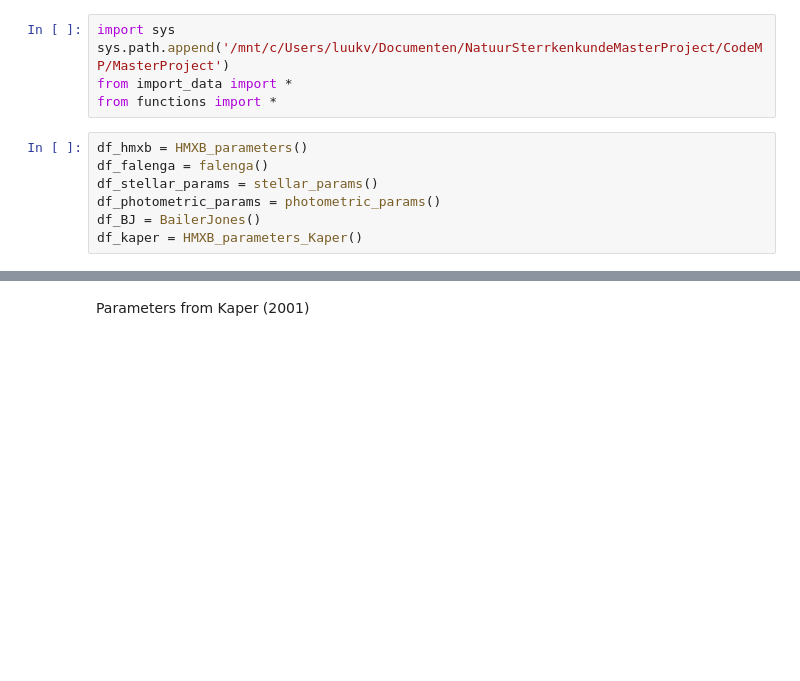
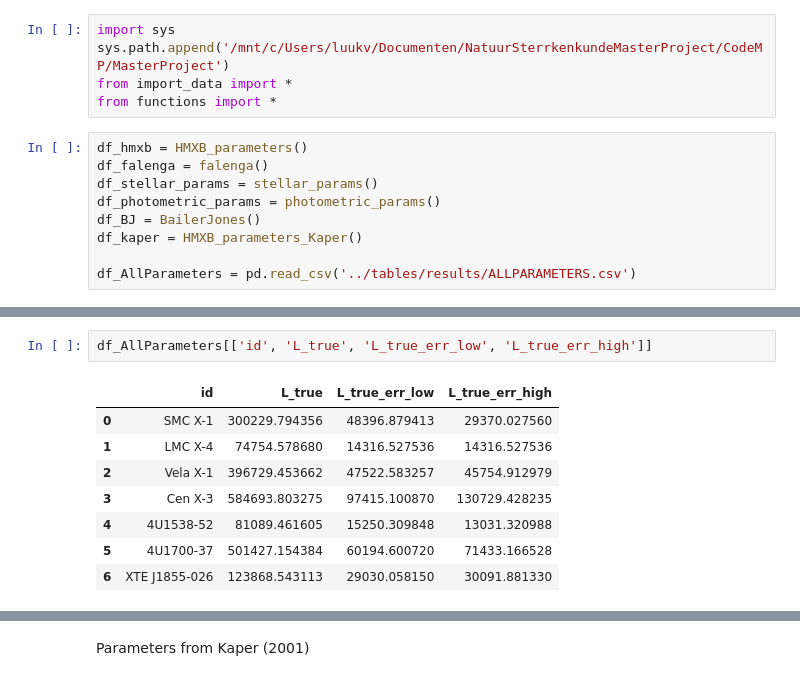
Before and after one commit to LvV210/MasterProject, a Jupyter notebook: HMXBparameters/tabledisplay.ipynb, the cells around one changed output, grey strips where cells are left out. Saved outputs shown, nothing was run; the diff lists cells and outputs as text; blank space fills up the shorter version.

```diff
--- a/HMXBparameters/tabledisplay.ipynb
+++ b/HMXBparameters/tabledisplay.ipynb
@@ -10,3 +10,5 @@ df_stellar_params = stellar_params()
 df_photometric_params = photometric_params()
 df_BJ = BailerJones()
 df_kaper = HMXB_parameters_Kaper()
+
+df_AllParameters = pd.read_csv('../tables/results/ALLPARAMETERS.csv')
@@ -12,0 +40,11 @@ df_kaper = HMXB_parameters_Kaper()
+# %%
+df_AllParameters[['id', 'L_true', 'L_true_err_low', 'L_true_err_high']]
+# %% [output]
+|  | id | L_true | L_true_err_low | L_true_err_high |
+| 0 | SMC X-1 | 300229.794356 | 48396.879413 | 29370.027560 |
+| 1 | LMC X-4 | 74754.578680 | 14316.527536 | 14316.527536 |
+| 2 | Vela X-1 | 396729.453662 | 47522.583257 | 45754.912979 |
+| 3 | Cen X-3 | 584693.803275 | 97415.100870 | 130729.428235 |
+| 4 | 4U1538-52 | 81089.461605 | 15250.309848 | 13031.320988 |
+| 5 | 4U1700-37 | 501427.154384 | 60194.600720 | 71433.166528 |
+| 6 | XTE J1855-026 | 123868.543113 | 29030.058150 | 30091.881330 |
```
Also changed, not shown: parts of 3 cells of this notebook, 12 other files.
